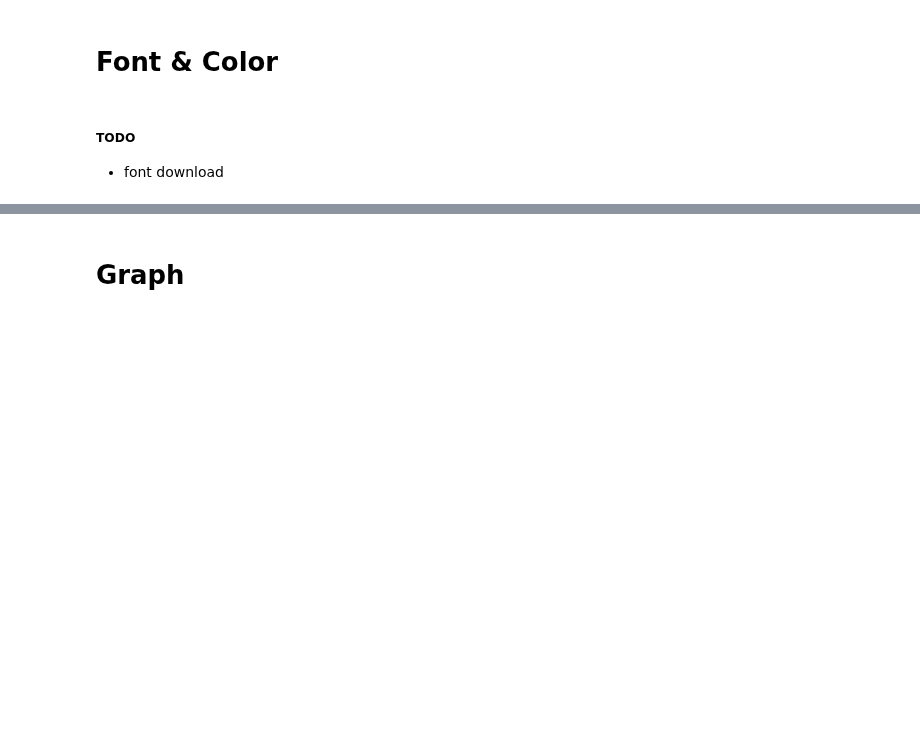
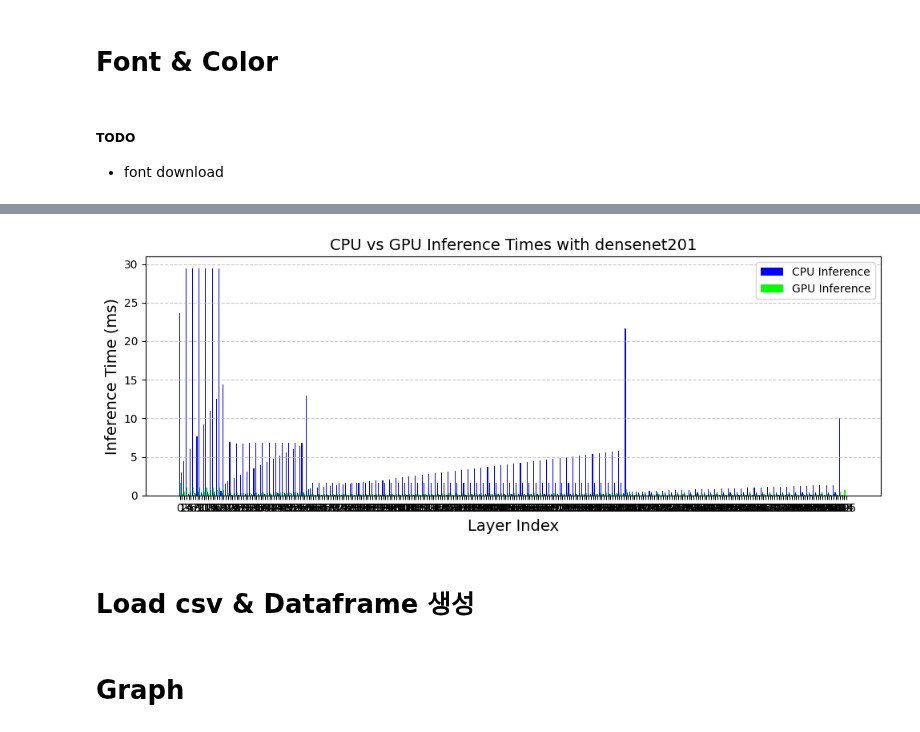
Before and after one commit to SeungWoo3/graph-rage2025, a Jupyter notebook: 2.SeqTpaDpa_real_simul/1. Simulation for Dpa (Throughput, Delay, Acceleration gain, Block loss) + {Pre, Post}.ipynb, the cells around one changed output, grey strips where cells are left out. Cells and saved outputs as stored; diff of their text form; code cells hidden in the pictures; blank space fills up the shorter version.

```diff
--- a/2.SeqTpaDpa_real_simul/1. Simulation for Dpa (Throughput, Delay, Acceleration gain, Block loss) + {Pre, Post}.ipynb
+++ b/2.SeqTpaDpa_real_simul/1. Simulation for Dpa (Throughput, Delay, Acceleration gain, Block loss) + {Pre, Post}.ipynb
@@ -116,0 +188,26 @@ for label, file_path in files.items():
+# %%
+# 레이어 인덱스 생성
+layer_indices = np.arange(len(cpu_inference_list))
+
+# 그래프 그리기
+plt.figure(figsize=(10, 4))
+
+# CPU 막대 (연한 노란색)
+plt.bar(layer_indices - 0.2, cpu_inference_list, width=0.4, label='CPU Inference', color='blue')
+
+# GPU 막대 (연한 파란색)
+plt.bar(layer_indices + 0.2, gpu_inference_list, width=0.4, label='GPU Inference', color='lime')
+
+# 그래프 제목 및 레이블 설정
+plt.title(f'CPU vs GPU Inference Times with {model}', fontsize=14)
+plt.xlabel('Layer Index', fontsize=14)
+plt.ylabel('Inference Time (ms)', fontsize=14)
+plt.xticks(layer_indices)  # X축 인덱스 설정
+plt.legend()
+plt.grid(axis='y', linestyle='--', alpha=0.7)  # Y축 격자만 추가
+
+plt.tight_layout()
+for save_format in save_formats:
+    plt.savefig(f'./{model}/{save_format}/00.LayerTime_{device}_simul_{set_model}_{model}.{save_format}')
+# %% [output]
+[figure, added]
@@ -117,3 +288,5 @@ for label, file_path in files.items():
+# %% [markdown]
+# Load csv & Dataframe 생성
 # %% [markdown]
 # Graph
 # %% [markdown]
```
Also changed, not shown: parts of 26 cells of this notebook, 23 other files.
